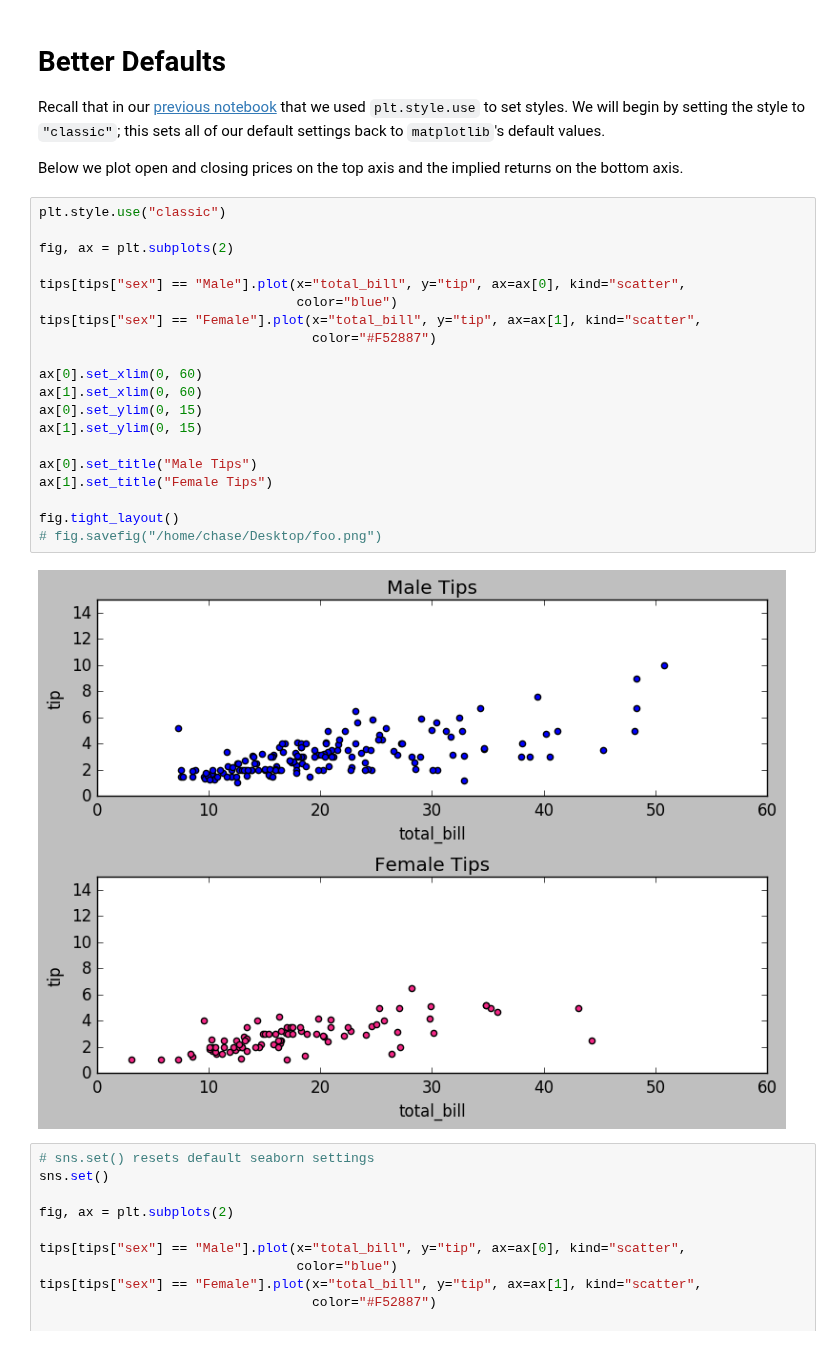
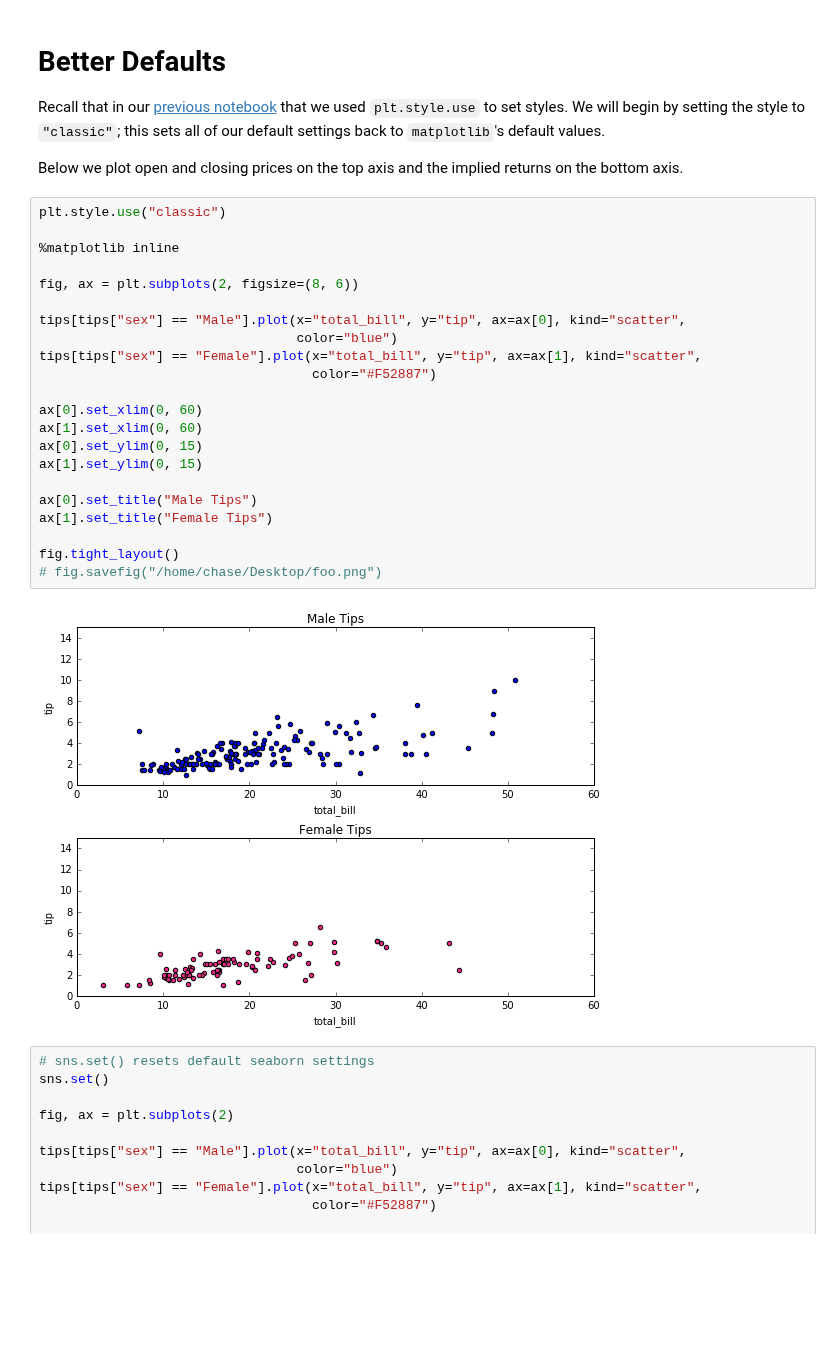
Before and after one commit to DaveBackus/Data_Bootcamp, a Jupyter notebook: Code/IPython/bootcamp_advgraphics_seaborn.ipynb, the cells around one changed output. Saved outputs shown, nothing was run; the diff lists cells and outputs as text; blank space fills up the shorter version.

```diff
--- a/Code/IPython/bootcamp_advgraphics_seaborn.ipynb
+++ b/Code/IPython/bootcamp_advgraphics_seaborn.ipynb
@@ -57,25 +56,27 @@ Below we plot open and closing prices on the top axis and the implied returns on
 # %%
 plt.style.use("classic")
 
-fig, ax = plt.subplots(2)
+%matplotlib inline
+
+fig, ax = plt.subplots(2, figsize=(8, 6))
 
 tips[tips["sex"] == "Male"].plot(x="total_bill", y="tip", ax=ax[0], kind="scatter",
                                  color="blue")
 tips[tips["sex"] == "Female"].plot(x="total_bill", y="tip", ax=ax[1], kind="scatter",
                                    color="#F52887")
 
 ax[0].set_xlim(0, 60)
 ax[1].set_xlim(0, 60)
 ax[0].set_ylim(0, 15)
 ax[1].set_ylim(0, 15)
 
 ax[0].set_title("Male Tips")
 ax[1].set_title("Female Tips")
 
 fig.tight_layout()
 # fig.savefig("/home/chase/Desktop/foo.png")
 # %% [output]
-[figure, old version]
+[figure, new version]
 # %%
 # sns.set() resets default seaborn settings
 sns.set()
```
Also changed, not shown: parts of 20 cells of this notebook, 4 other files.
